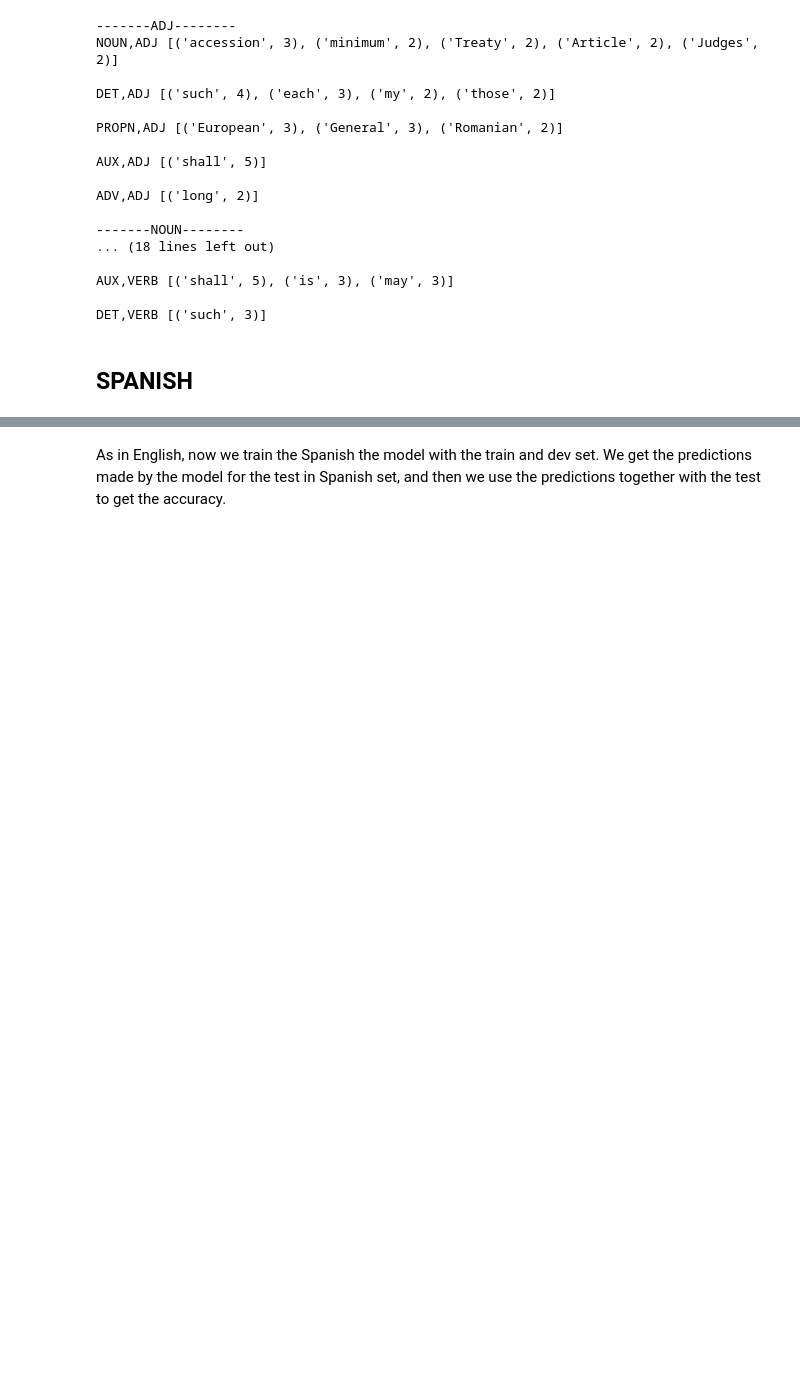
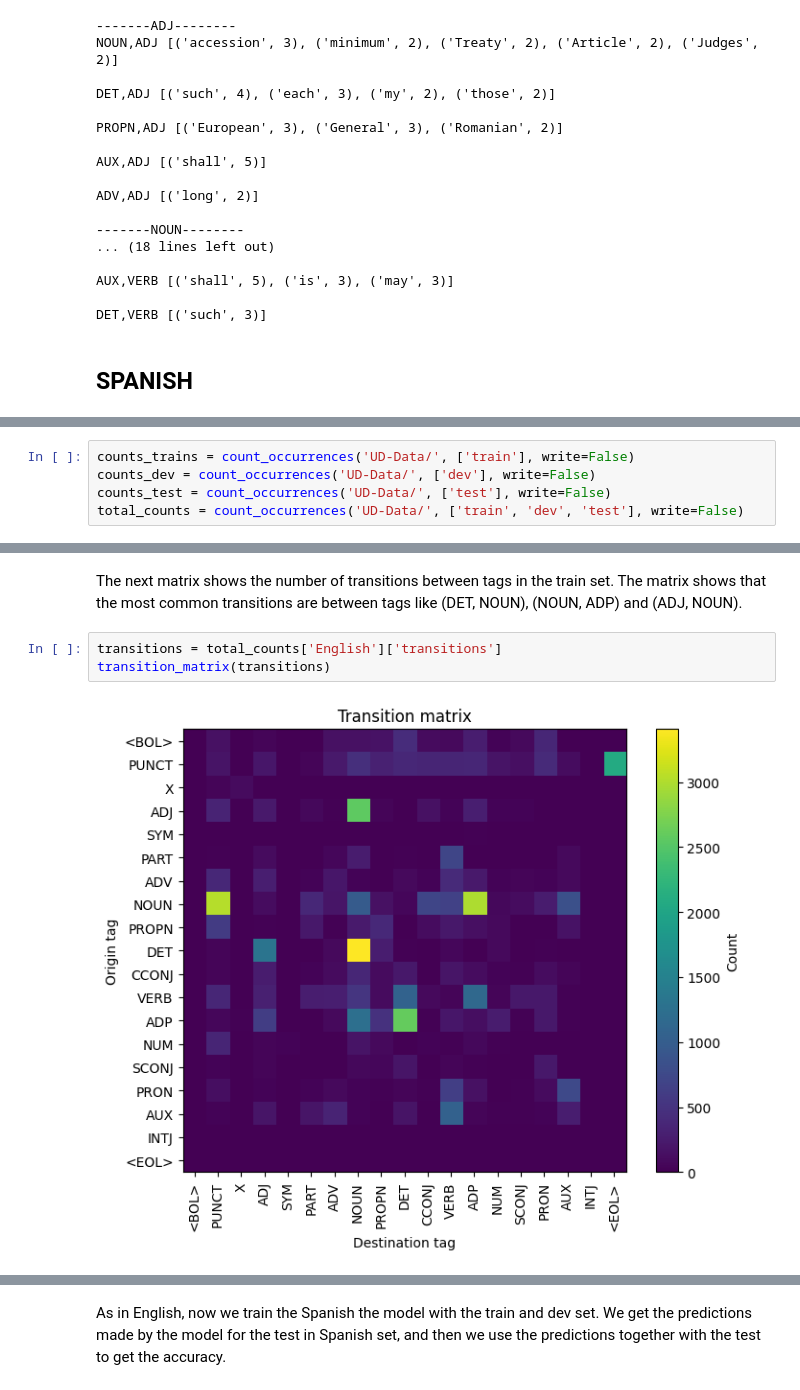
Before and after one commit to Maits27/Computational_syntax, a Jupyter notebook: resultAnalysis.ipynb, the cells around one changed output, grey strips where cells are left out. Cells and saved outputs as stored; diff of their text form; blank space fills up the shorter version.

```diff
--- a/resultAnalysis.ipynb
+++ b/resultAnalysis.ipynb
@@ -223,0 +246,5 @@ DET,VERB [('such', 3)]
+# %%
+counts_trains = count_occurrences('UD-Data/', ['train'], write=False)
+counts_dev = count_occurrences('UD-Data/', ['dev'], write=False)
+counts_test = count_occurrences('UD-Data/', ['test'], write=False)
+total_counts = count_occurrences('UD-Data/', ['train', 'dev', 'test'], write=False)
@@ -223,0 +264,7 @@ DET,VERB [('such', 3)]
+# %% [markdown]
+The next matrix shows the number of transitions between tags in the train set. The matrix shows that the most common transitions are between tags like (DET, NOUN), (NOUN, ADP) and (ADJ, NOUN).
+# %%
+transitions = total_counts['English']['transitions']
+transition_matrix(transitions)
+# %% [output]
+[figure, added]
```
Also changed, not shown: parts of 22 cells of this notebook.
